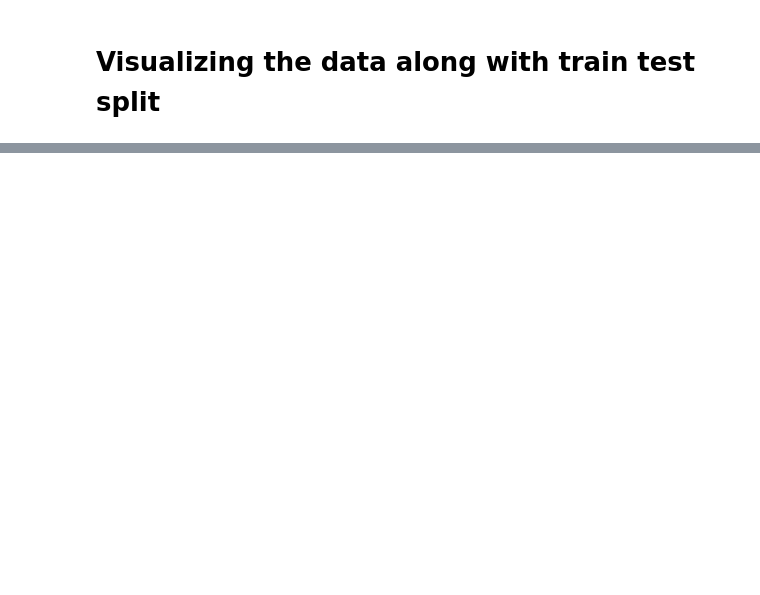
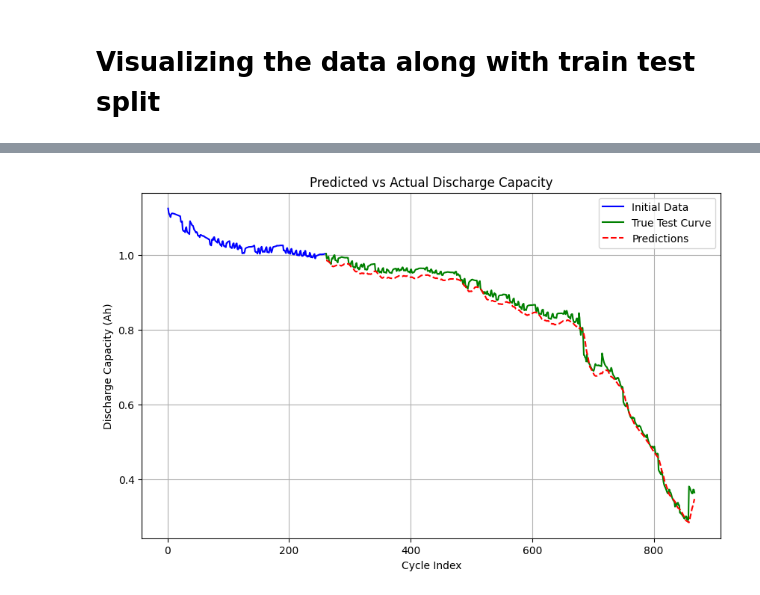
Before and after one commit to Shubham-Mate/Battery-RUL-Prediction, a Jupyter notebook: Paper Reproduction.ipynb, the cells around one changed output, grey strips where cells are left out. Saved outputs shown, nothing was run; the diff lists cells and outputs as text; code cells hidden in the pictures; blank space fills up the shorter version.

```diff
--- a/Paper Reproduction.ipynb
+++ b/Paper Reproduction.ipynb
@@ -371,0 +364,11 @@ plt.show()
+# %%
+bounds = np.array([
+    [16, 128],    # Hidden size
+    [1e-4, 1e-2], # Learning rate
+    [0.1, 0.5]    # Dropout
+])
+
+# Run the ABC algorithm with the provided dataloaders
+best_params, best_mse = abc_algorithm(bounds, train_dataloader, test_dataloader, n_solutions=10, max_iters=20)
+print("Best Parameters:", best_params)
+print("Best MSE:", best_mse)
@@ -371,0 +393,17 @@ plt.show()
+# %%
+model_3 = BiGRUModel(input_size=10, hidden_size=int(round(best_params[0])), dropout=best_params[2]).to(device)
+optimizer = torch.optim.Adam(model_3.parameters(), lr=1e-3)
+criterion = torch.nn.MSELoss()
+EPOCHS = 10
+
+for epoch in range(EPOCHS):
+    epoch_loss = 0.0
+    model_3.train()
+
+    for x, y in train_dataloader:
+        loss_item = train_step(model_3, x.unsqueeze(1), y, optimizer, criterion, device, MIN, DIFF)
+        epoch_loss += loss_item
+
+    avg_loss = epoch_loss / len(train_dataloader)
+    if epoch%1 == 0:
+        print(f"Epoch {epoch + 1}/{EPOCHS}, Loss: {avg_loss}")
@@ -371,0 +421,4 @@ plt.show()
+# %%
+plot_predictions(model_3, dfs, TEST_BATTERY, generate_sliding_window_data, MIN, DIFF, device, 1, 30)
+# %% [output]
+[figure, added]
```
Also changed, not shown: parts of 34 cells of this notebook, 5 other files.
